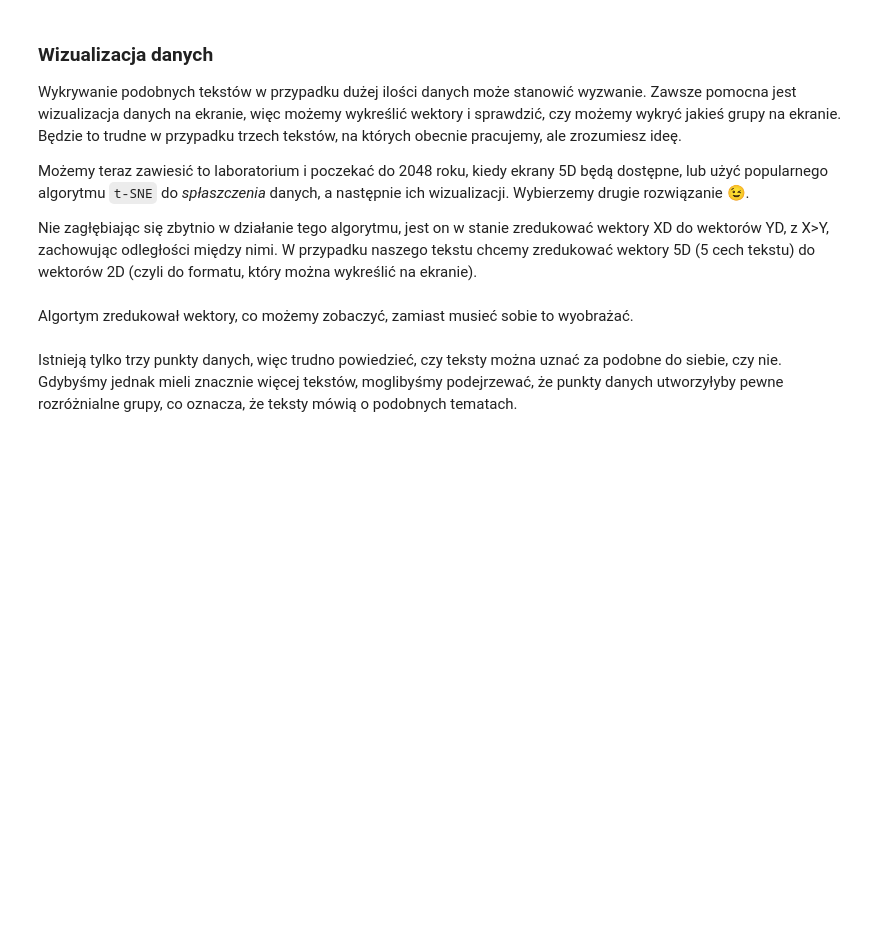
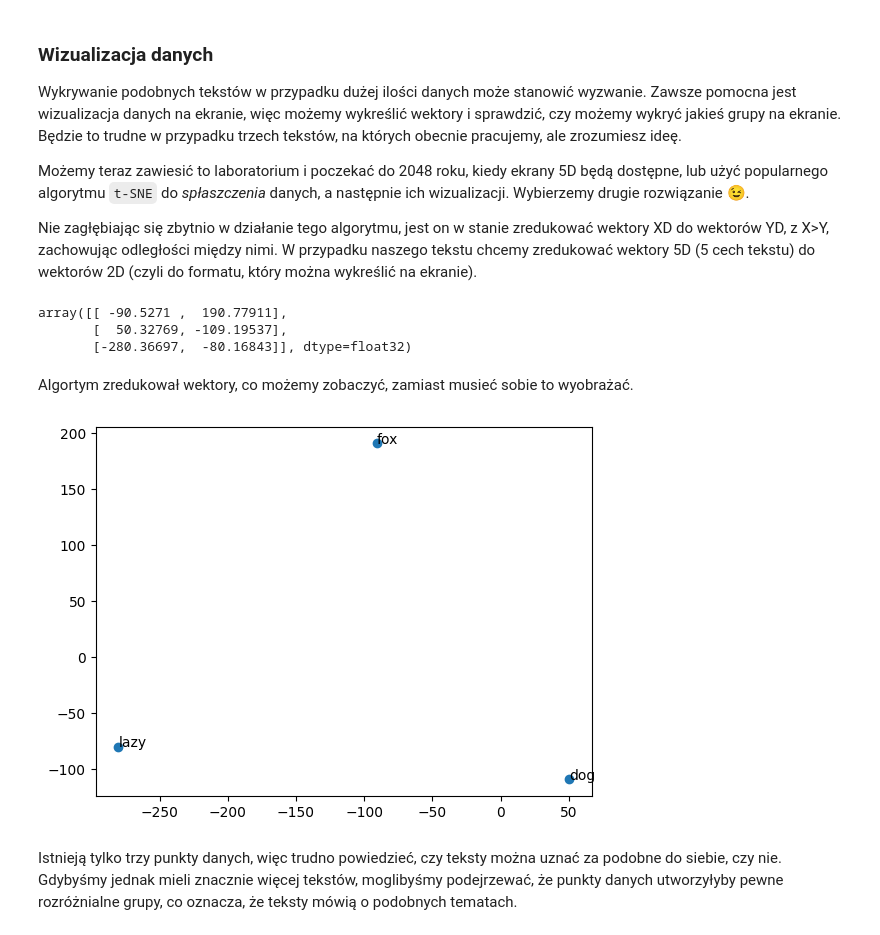
Before and after one commit to the-ultimate-krol/studia-repo, a Jupyter notebook: 01-02-Podstawowe_zadania_NLP.ipynb, the cells around one changed output. Cells and saved outputs as stored; diff of their text form; code cells hidden in the pictures; blank space fills up the shorter version.

```diff
--- a/01-02-Podstawowe_zadania_NLP.ipynb
+++ b/01-02-Podstawowe_zadania_NLP.ipynb
@@ -397,6 +433,6 @@ Nie musisz importować stopwords, aby z nich korzystać, ponieważ są one zarz
 
 Teraz wszystko, co musisz zrobić, to zdefiniować wbudowaną listę stopwords, których chcesz użyć przed obliczeniem wektorów.
 # %%
-count_vector = CountVectorizer(max_features=10, stop_words = 'english')
+count_vector = CountVectorizer(max_features=15, stop_words = 'english')
 data_count = count_vector.fit_transform(texts)
 count_vector.get_feature_names_out()
@@ -417,18 +456,24 @@ tsne_data = tsne_model.fit_transform(data_count.toarray())
 
 tsne_data
 #data_count.toarray()
+# %% [output]
+array([[ -90.5271 ,  190.77911],
+       [  50.32769, -109.19537],
+       [-280.36697,  -80.16843]], dtype=float32)
 # %% [markdown]
 Algortym zredukował wektory, co możemy zobaczyć, zamiast musieć sobie to wyobrażać.
 # %%
 import matplotlib.pyplot as plt
 
 fig, ax = plt.subplots()
 ax.scatter(tsne_data[:, 0], tsne_data[:, 1])
 
-for i, label in enumerate(["fox", "dog", "fisherman"]):
+for i, label in enumerate(["fox", "dog", "lazy"]):
     ax.annotate(label, (tsne_data[i, 0], tsne_data[i, 1]))
 
 plt.show()
+# %% [output]
+[figure, added]
 # %% [markdown]
 Istnieją tylko trzy punkty danych, więc trudno powiedzieć, czy teksty można uznać za podobne do siebie, czy nie. Gdybyśmy jednak mieli znacznie więcej tekstów, moglibyśmy podejrzewać, że punkty danych utworzyłyby pewne rozróżnialne grupy, co oznacza, że teksty mówią o podobnych tematach.
 # %% [markdown]
```
Also changed, not shown: parts of 13 cells of this notebook.
